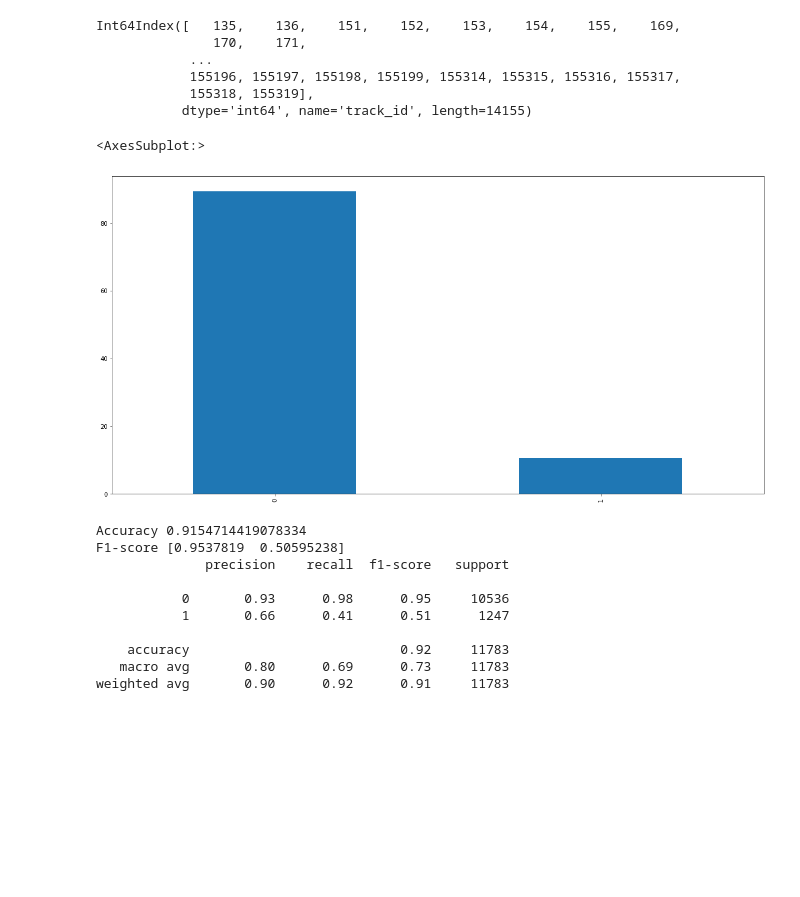
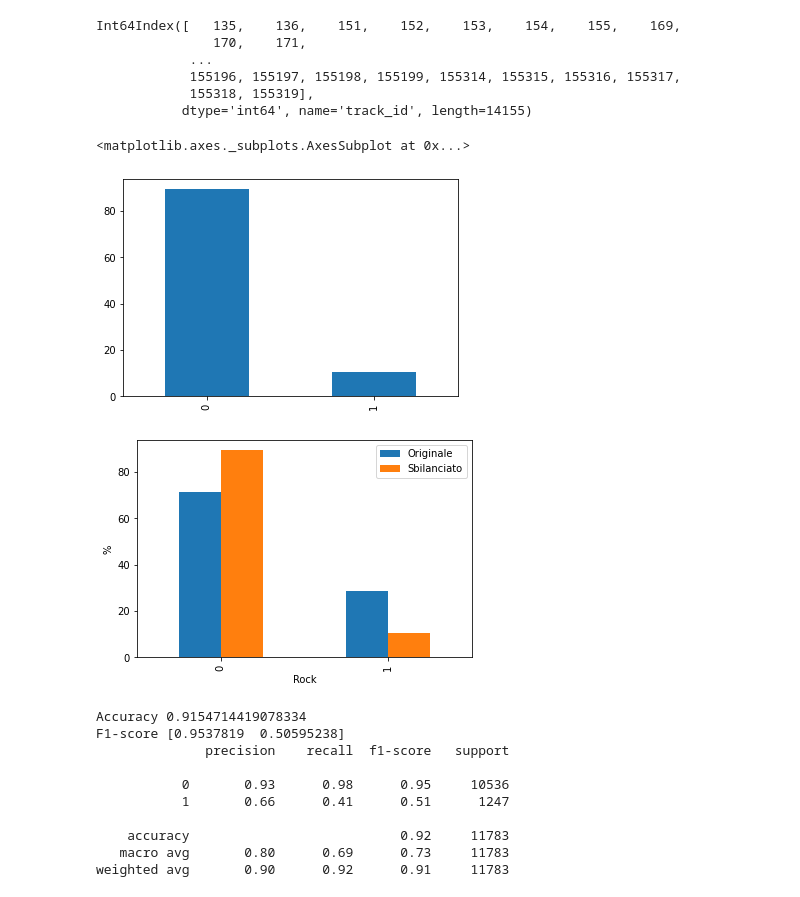
Before and after one commit to cri98li/Data-Mining-2-Project-ts-classification, a Jupyter notebook: Fase 1.4.ipynb, the cells around one changed output. Saved outputs shown, nothing was run; the diff lists cells and outputs as text; code cells hidden in the pictures; blank space fills up the shorter version.

```diff
--- a/Fase 1.4.ipynb
+++ b/Fase 1.4.ipynb
@@ -29,7 +29,7 @@ from scipy.stats.stats import pearsonr
 
 plt.rcParams['axes.formatter.useoffset']=False
 pd.set_option('display.max_columns', None)
-plt.rcParams['figure.figsize'] = [20, 10]
+#plt.rcParams['figure.figsize'] = [20, 10]
 #plt.rcParams['figure.dpi'] = 50
 
 def report(results, n_top=3):
@@ -243,10 +243,22 @@ df_sbilanciato = df2.copy()
 # %%
 df_sbilanciato = df_sbilanciato.drop(to_remove, axis=0)
 # %%
-df_sbilanciato.target.value_counts(dropna=False).apply(lambda x: x/len(df_sbilanciato.index)*100).plot(kind='bar')
+sbil = df_sbilanciato.target.value_counts(dropna=False).apply(lambda x: x/len(df_sbilanciato.index)*100)
+sbil.plot(kind='bar')
 # %% [output]
-<AxesSubplot:>
+<matplotlib.axes._subplots.AxesSubplot at 0x...>
-[figure, old version]
+[figure, new version]
+# %%
+frame = { 'Originale': original, 'Sbilanciato': sbil }
+
+result = pd.DataFrame(frame)
+result.plot(kind='bar')
+plt.xlabel("Rock")
+plt.ylabel("%")
+#plt.savefig("distribuzione_target.pdf", bbox_inches="tight")
+plt.show()
+# %% [output]
+[figure, added]
 # %%
 compl = Diff(tutti, bitmap + nonNumerici + nulli)
 
```
Also changed, not shown: parts of 1 cell of this notebook.
